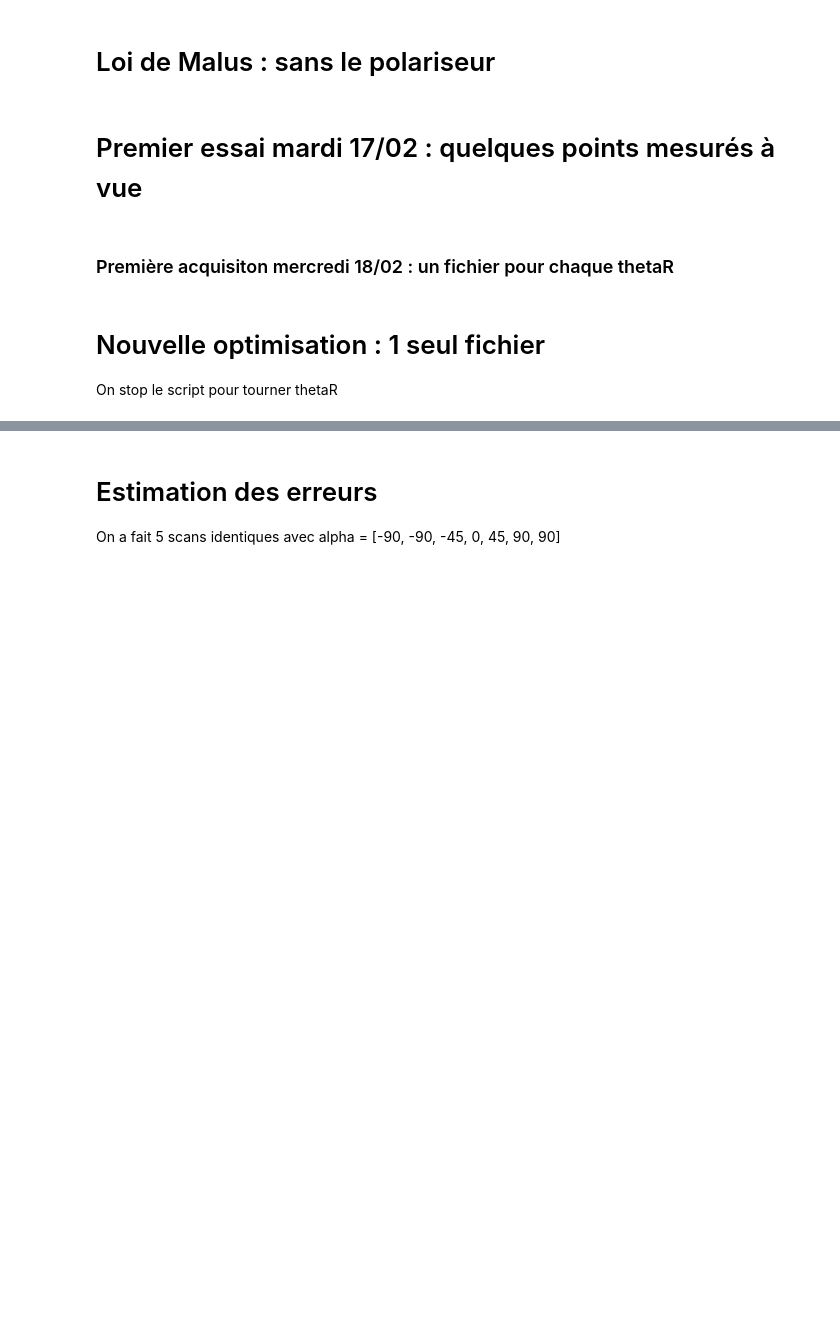
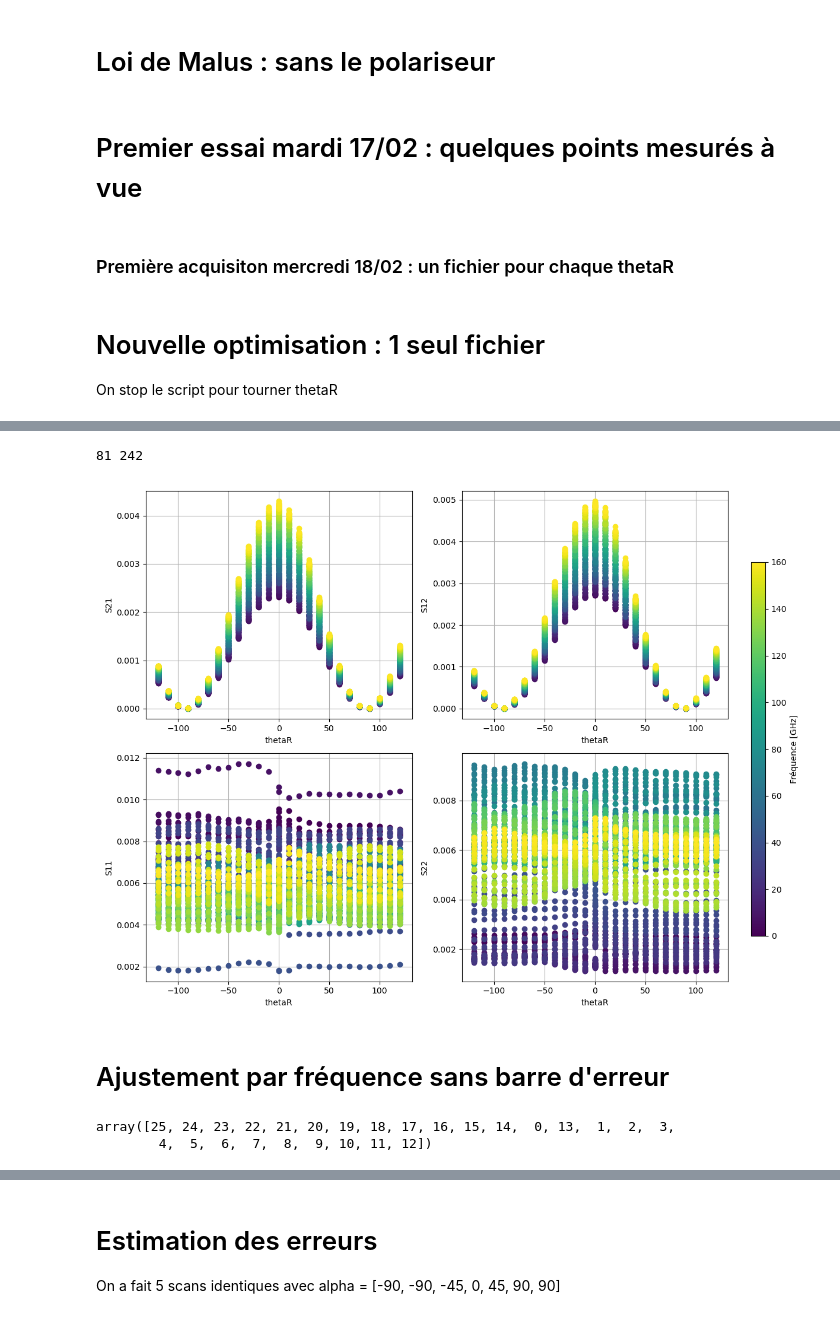
Before and after one commit to mousset/COSMOCal, a Jupyter notebook: Analyse_Malus_thetaR.ipynb, the cells around one changed output, grey strips where cells are left out. Cells and saved outputs as stored; diff of their text form; code cells hidden in the pictures; blank space fills up the shorter version.

Commit message:
improve the plots and the fits

```diff
--- a/Analyse_Malus_thetaR.ipynb
+++ b/Analyse_Malus_thetaR.ipynb
@@ -43,6 +47,10 @@ def fold_angles_180(angles):
 # %%
-#path_save = '/home/lmousset/Projets_Recherche/COSMOCal/Tests_IAS_2026/Data/'
-path_save = "C:\\Users\\Administrator\\Documents\\Scripts_Commande_VNA\\CosmoCal_data\\"
+data_path = '/home/lmousset/Projets_Recherche/COSMOCal/Tests_IAS_2026/Data/'
+#data_path = "C:\\Users\\Administrator\\Documents\\Scripts_Commande_VNA\\CosmoCal_data\\"
+
+plot_path = '/home/lmousset/Projets_Recherche/COSMOCal/Tests_IAS_2026/Plots/'
+#plot_path = "C:\\Users\\Administrator\\Documents\\Scripts_Commande_VNA\\Louise_dev\\Plots\\"
+save_plots = True
 # %% [markdown]
 
 
@@ -92,7 +100,9 @@ for f in range(ff):
 On stop le script pour tourner thetaR
 # %%
 # Get data from one file
-hdul = fits.open(path_save + "Malus_20260316_172532.fits")
+scan = '20260316_172532'
+#scan = '20260316_155421'
+hdul = fits.open(data_path + f"Malus_{scan}.fits")
 header = hdul[0].header
 hdul.info()  # View structure
 
@@ -101,6 +111,8 @@ mag = hdul[1].data  # Access magnitude
 mag_lin = 10**(mag/10)
 
 nthetaR, nS, nfreqs = mag_lin.shape
+
+traces = ['S21', 'S12', 'S11', 'S22']
 
 
 print(f"Frequency samples: {freq_samples}")
@@ -164,29 +229,33 @@ fig.tight_layout()
 # %%
 # Plot each frequency separately
 freqs = np.arange(fstart_ind, nfreqs)
 print(fstart_ind, nfreqs)
 colors, norm, cmap = get_colors(len(freqs), cmap_name='viridis', vmin=0, vmax=len(freqs)-1)
 
-fig, axs = plt.subplots(2, 2, figsize=(8, 8))
+fig, axs = plt.subplots(2, 2, figsize=(12, 9))
 axs = axs.ravel()
-for f, freq in enumerate(freqs):
-    axs[0].plot(thetaR, mag_lin[:, 0, freq], 'o', color=colors[f])
-    axs[1].plot(thetaR, mag_lin[:, 1, freq], 'o', color=colors[f])
-    axs[2].plot(thetaR, mag_lin[:, 2, freq], 'o', color=colors[f])
-    axs[3].plot(thetaR, mag_lin[:, 3, freq], 'o', color=colors[f])
+for t in range(4):
+    #axs[t].set_title(f"{traces[t]}")
+    for f, freq in enumerate(freqs):
+        axs[t].plot(thetaR, mag_lin[:, t, freq], 'o', color=colors[f])
     #axs[0].plot(thetaR2, mag2_lin[:, 0, freq], 'r+', ms=10)
-axs[0].set_xlabel('thetaR')
-axs[0].set_ylabel('S21')
-#axs[0].set_yscale('log')
+    axs[t].set_xlabel('thetaR')
+    axs[t].set_ylabel(f"{traces[t]}")
+    #axs[t].set_yscale('log')
+    axs[t].grid()
 
-axs[1].set_xlabel('thetaR')
-axs[1].set_ylabel('S12')
-#axs[1].set_yscale('log')
+# créer une seule colorbar pour tous les plots
+sm = ScalarMappable(cmap=cmap, norm=norm)
+sm.set_array([])  # nécessaire pour colorbar
+cbar_ax = fig.add_axes([0.92, 0.15, 0.02, 0.7])
+cbar = fig.colorbar(sm, cax=cbar_ax)
+cbar.set_label('Fréquence [GHz]')
 
-axs[0].grid()
-axs[1].grid()
-axs[2].grid()
-axs[3].grid()
 
-fig.tight_layout()
-#fig.savefig('../Plots/Malus_20260220_103113_all_freqs.png', dpi=300)
+fig.tight_layout(rect=[0, 0, 0.9, 1])
+
+if save_plots:
+    fig.savefig(plot_path + f"Malus_{scan}_allfrequencies.png", dpi=300)
+# %% [output]
+81 242
+[figure, added]
@@ -221,0 +262,7 @@ for ang in [-60, -30, 0, 30, 60]:
+# %% [markdown]
+# Ajustement par fréquence sans barre d'erreur
+# %%
+np.argsort(thetaR)
+# %% [output]
+array([25, 24, 23, 22, 21, 20, 19, 18, 17, 16, 15, 14,  0, 13,  1,  2,  3,
+        4,  5,  6,  7,  8,  9, 10, 11, 12])
```
Also changed, not shown: parts of 27 cells of this notebook, 2 other files.
